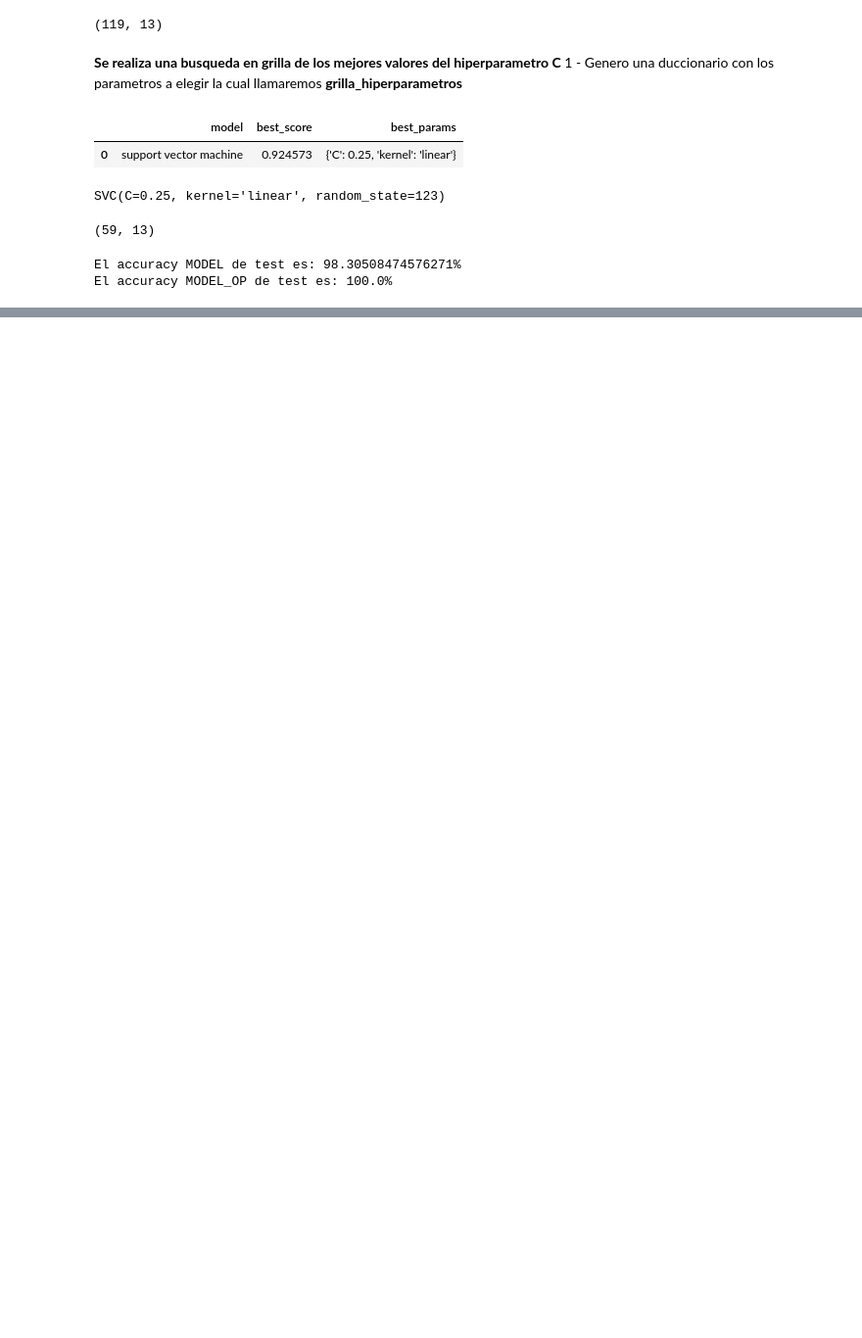
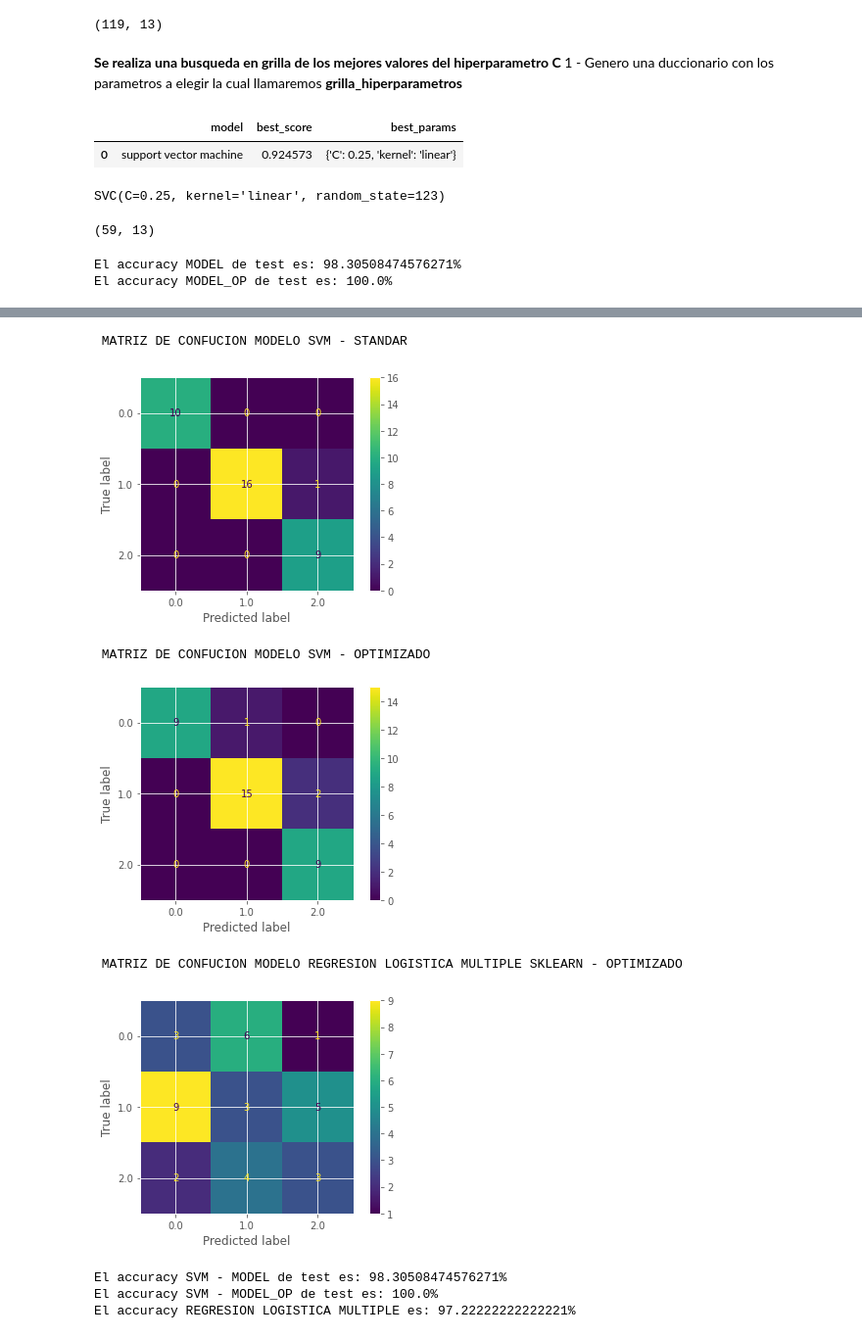
Before and after one commit to octagomez/Practico_191022, a Jupyter notebook: Examen V2.ipynb, the cells around one changed output, grey strips where cells are left out. Shown: that part at 98% size. Cells and saved outputs as stored; diff of their text form; code cells hidden in the pictures; blank space fills up the shorter version.

```diff
--- a/Examen V2.ipynb
+++ b/Examen V2.ipynb
@@ -221,0 +372,5 @@ El accuracy MODEL_OP de test es: 100.0%
+# %%
+# Datos
+# ==============================================================================
+datos_RL_2 = datos
+datos_RL_2
@@ -221,0 +391,13 @@ El accuracy MODEL_OP de test es: 100.0%
+# %%
+# División de los datos en train y test
+# ==============================================================================
+X = datos_RL_2.drop(columns = 'target')
+y = datos_RL_2['target']
+
+X_train, X_test, y_train, y_test = train_test_split(
+                                        X,
+                                        y.values.reshape(-1,1),
+                                        train_size   = 0.8,
+                                        random_state = 1234,
+                                        shuffle      = True
+                                    )
@@ -221,0 +467,34 @@ El accuracy MODEL_OP de test es: 100.0%
+# %%
+from sklearn.metrics import ConfusionMatrixDisplay
+print( " MATRIZ DE CONFUSION MODELO SVM - STANDAR")
+ConfusionMatrixDisplay.from_predictions(
+   y_test, predict_model_y)
+
+plt.show()
+
+print( " MATRIZ DE CONFUSION MODELO SVM - OPTIMIZADO")
+ConfusionMatrixDisplay.from_predictions(
+   y_test, predict_modelOP_y)
+
+plt.show()
+
+print( " MATRIZ DE CONFUSION MODELO REGRESION LOGISTICA MULTIPLE SKLEARN - OPTIMIZADO")
+ConfusionMatrixDisplay.from_predictions(
+   y_test, predict)
+
+plt.show()
+
+print("")
+print(f"El accuracy SVM - MODEL de test es: {100*accuracy_model}%")
+print(f"El accuracy SVM - MODEL_OP de test es: {100*accuracy_model_OP}%")
+print(f"El accuracy REGRESION LOGISTICA MULTIPLE es: {100*accuracy}%")
+# %% [output]
+ MATRIZ DE CONFUCION MODELO SVM - STANDAR
+[figure, added]
+ MATRIZ DE CONFUCION MODELO SVM - OPTIMIZADO
+[figure, added]
+ MATRIZ DE CONFUCION MODELO REGRESION LOGISTICA MULTIPLE SKLEARN - OPTIMIZADO
+[figure, added]
+El accuracy SVM - MODEL de test es: 98.30508474576271%
+El accuracy SVM - MODEL_OP de test es: 100.0%
+El accuracy REGRESION LOGISTICA MULTIPLE es: 97.22222222222221%
```
Also changed, not shown: parts of 31 cells of this notebook.
